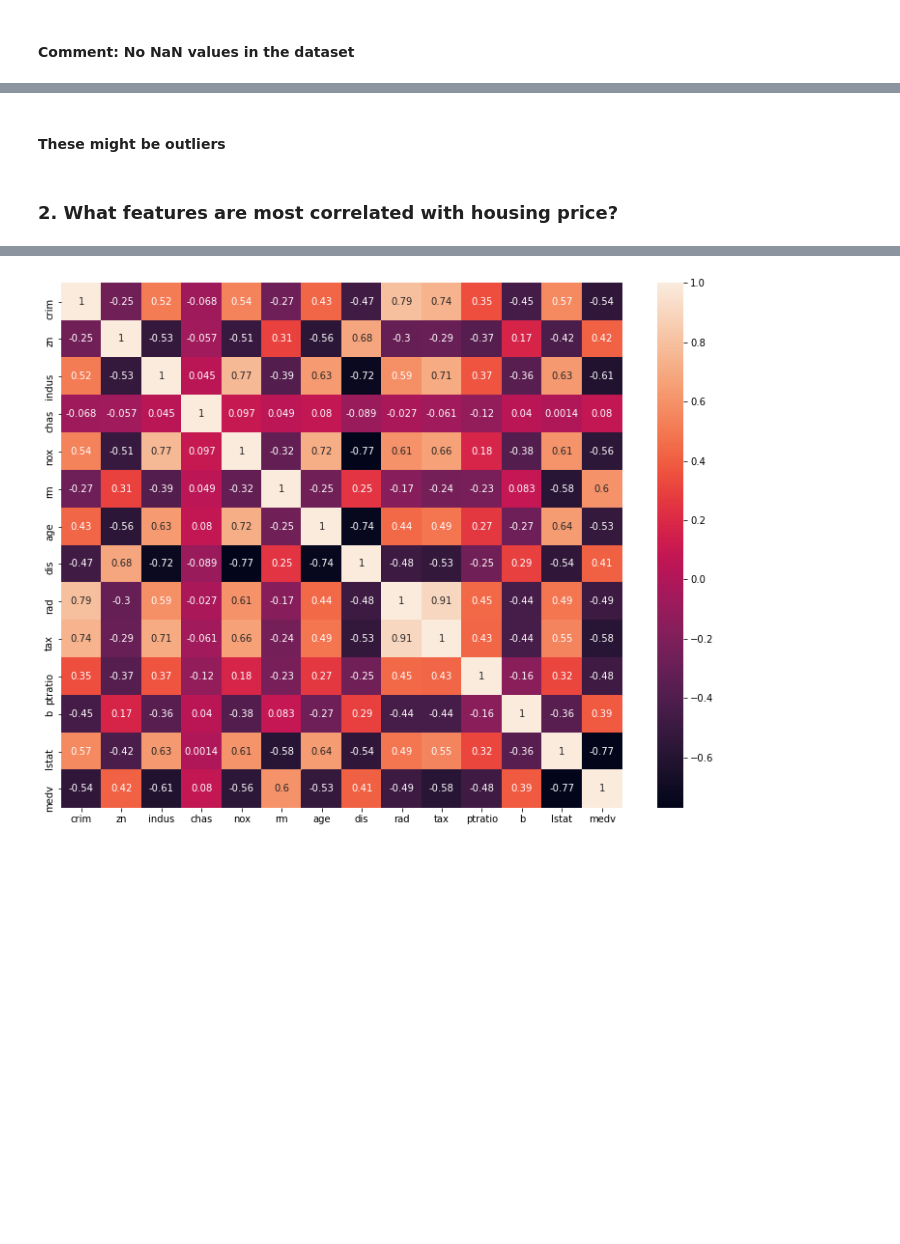
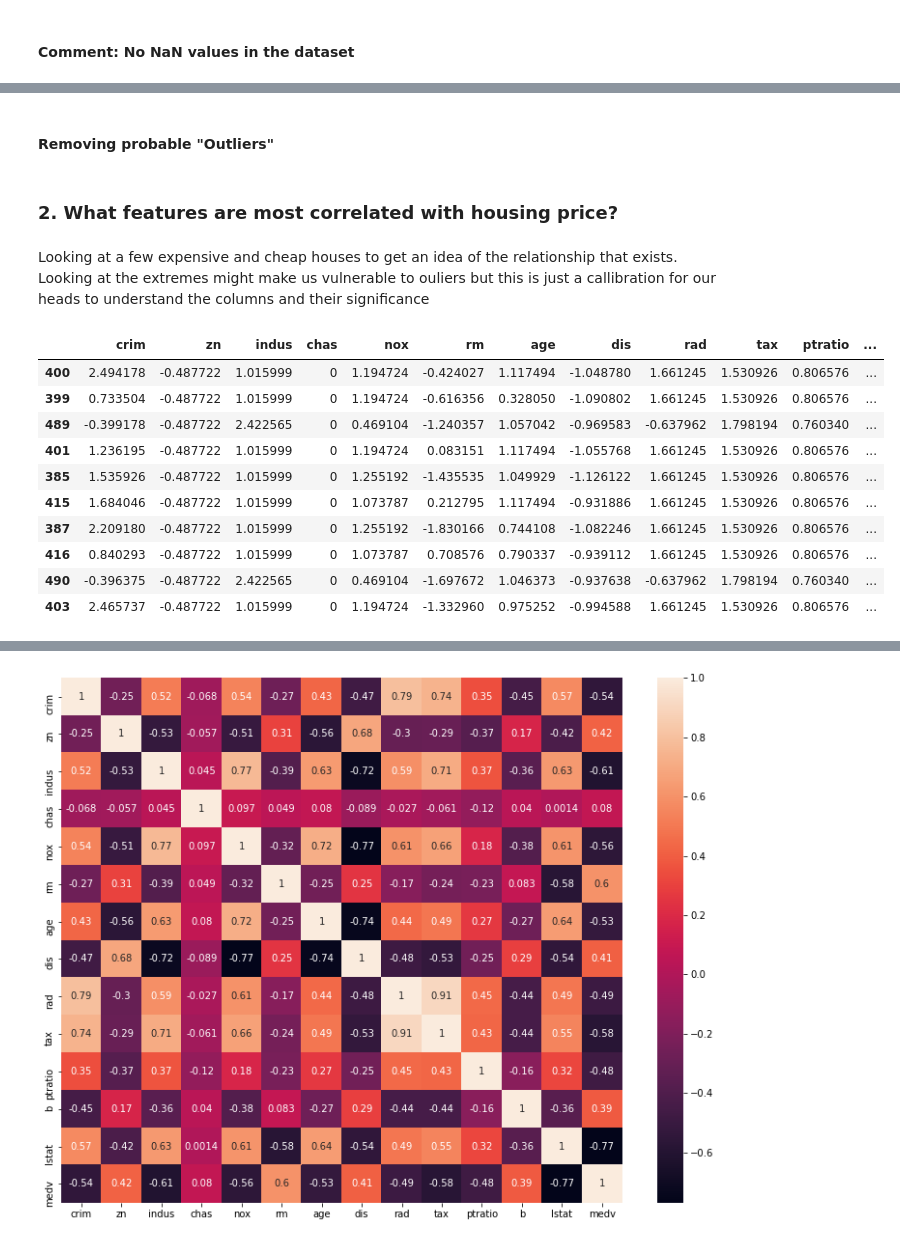
Before and after one commit to anshsandhu/data-science-for-mechanical-systems, a Jupyter notebook: assignment-1-boston-housing.ipynb, the cells around one changed output, grey strips where cells are left out. Saved outputs shown, nothing was run; the diff lists cells and outputs as text; code cells hidden in the pictures; blank space fills up the shorter version.

```diff
--- a/assignment-1-boston-housing.ipynb
+++ b/assignment-1-boston-housing.ipynb
@@ -103,3 +107,3 @@ for i in np.arange(1,len(df.columns)+1):
-# %% [markdown]
-#### These might be outliers
+# %% [markdown]
+#### Removing probable "Outliers"
 # %%
@@ -107,2 +111,20 @@ df = df[ ((df['medv'] < 2) & (df['crim']<4))
 # %% [markdown]
 ### 2. What features are most correlated with housing price?
+# %% [markdown]
+Looking at a few expensive and cheap houses to get an idea of the relationship that exists. Looking at the extremes might make us vulnerable to ouliers but this is just a callibration for our heads to understand the columns and their significance
+# %%
+sorted_df = df.sort_values(by = 'medv', inplace= False)
+display(sorted_df.head(10))
+display(sorted_df.tail(10))
+# %% [output]
+|  | crim | zn | indus | chas | nox | rm | age | dis | rad | tax | ptratio | ... |
+| 400 | 2.494178 | -0.487722 | 1.015999 | 0 | 1.194724 | -0.424027 | 1.117494 | -1.048780 | 1.661245 | 1.530926 | 0.806576 | ... |
+| 399 | 0.733504 | -0.487722 | 1.015999 | 0 | 1.194724 | -0.616356 | 0.328050 | -1.090802 | 1.661245 | 1.530926 | 0.806576 | ... |
+| 489 | -0.399178 | -0.487722 | 2.422565 | 0 | 0.469104 | -1.240357 | 1.057042 | -0.969583 | -0.637962 | 1.798194 | 0.760340 | ... |
+| 401 | 1.236195 | -0.487722 | 1.015999 | 0 | 1.194724 | 0.083151 | 1.117494 | -1.055768 | 1.661245 | 1.530926 | 0.806576 | ... |
+| 385 | 1.535926 | -0.487722 | 1.015999 | 0 | 1.255192 | -1.435535 | 1.049929 | -1.126122 | 1.661245 | 1.530926 | 0.806576 | ... |
+| 415 | 1.684046 | -0.487722 | 1.015999 | 0 | 1.073787 | 0.212795 | 1.117494 | -0.931886 | 1.661245 | 1.530926 | 0.806576 | ... |
+| 387 | 2.209180 | -0.487722 | 1.015999 | 0 | 1.255192 | -1.830166 | 0.744108 | -1.082246 | 1.661245 | 1.530926 | 0.806576 | ... |
+| 416 | 0.840293 | -0.487722 | 1.015999 | 0 | 1.073787 | 0.708576 | 0.790337 | -0.939112 | 1.661245 | 1.530926 | 0.806576 | ... |
+| 490 | -0.396375 | -0.487722 | 2.422565 | 0 | 0.469104 | -1.697672 | 1.046373 | -0.937638 | -0.637962 | 1.798194 | 0.760340 | ... |
+| 403 | 2.465737 | -0.487722 | 1.015999 | 0 | 1.194724 | -1.332960 | 0.975252 | -0.994588 | 1.661245 | 1.530926 | 0.806576 | ... |
```
Also changed, not shown: parts of 16 cells of this notebook.
